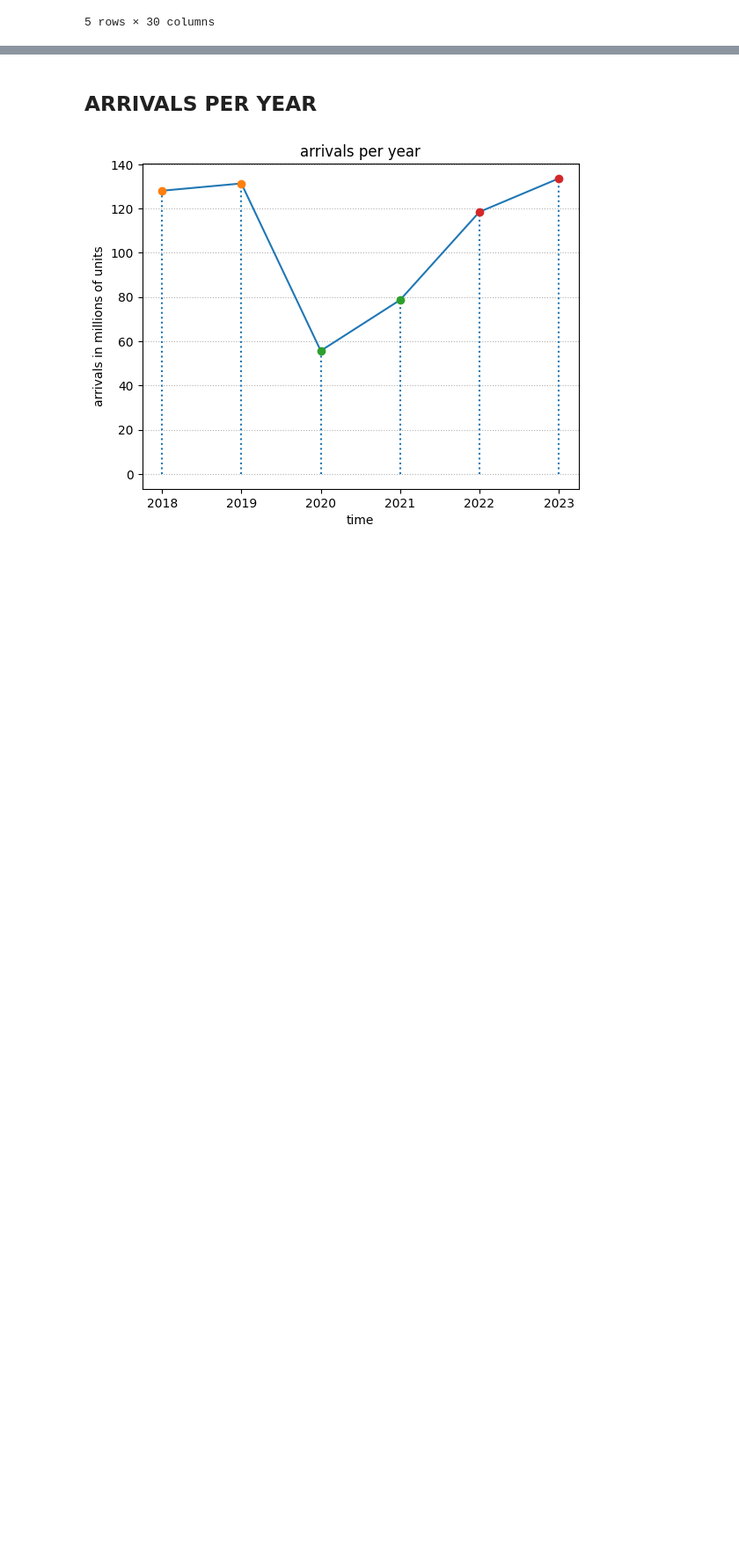
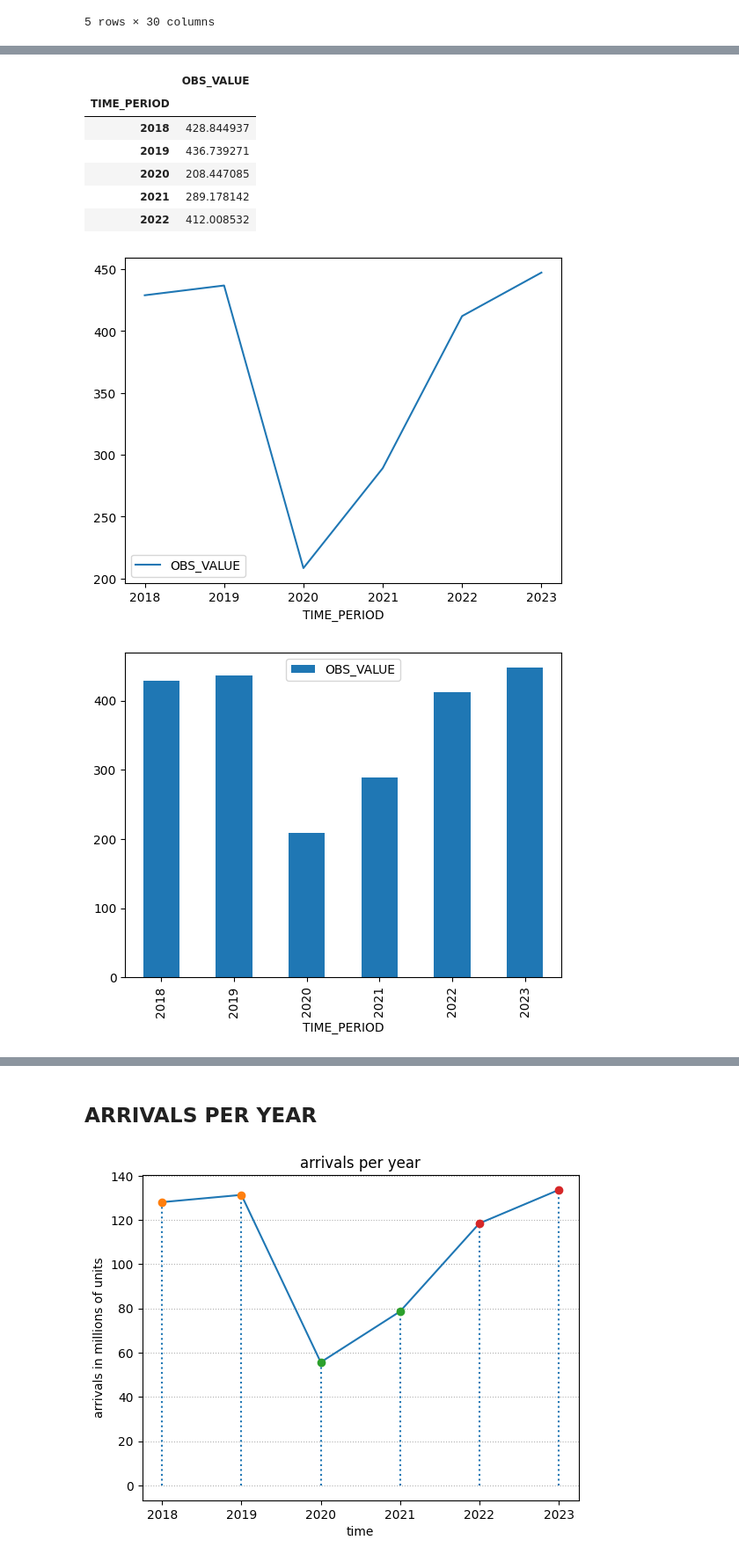
Before and after one commit to T0ls/data-Visualization, a Jupyter notebook: code/index.ipynb, the cells around one changed output, grey strips where cells are left out. Shown at 88% size. Drawn from its saved outputs; the diff is of its cells as text; code cells hidden in the pictures; blank space fills up the shorter version.

Commit message:
feat: new graphs

```diff
--- a/code/index.ipynb
+++ b/code/index.ipynb
@@ -24,2 +32,18 @@ arrivals.plot.bar()
 [figure]
 [figure]
+# %%
+nights_spent_per_year = df[(df['COUNTRY_RES_GUESTS'] == 'WORLD') & (df['TYPE_ACCOMMODATION'] == 'ALL') & (df['DATA_TYPE'] == 'NI') & (df['TIME_PERIOD'].apply(str).apply(len) <= 4) & (df['LOCALITY_TYPE'] == 'ALL')]
+nights_spent = nights_spent_per_year[['OBS_VALUE', 'TIME_PERIOD']].set_index('TIME_PERIOD')
+nights_spent.plot()
+nights_spent.plot.bar()
+nights_spent.head()
+# %% [output]
+|  | OBS_VALUE |
+| TIME_PERIOD |  |
+| 2018 | 428.844937 |
+| 2019 | 436.739271 |
+| 2020 | 208.447085 |
+| 2021 | 289.178142 |
+| 2022 | 412.008532 |
+[figure, added]
+[figure, added]
```
Also changed, not shown: parts of 6 cells of this notebook.
